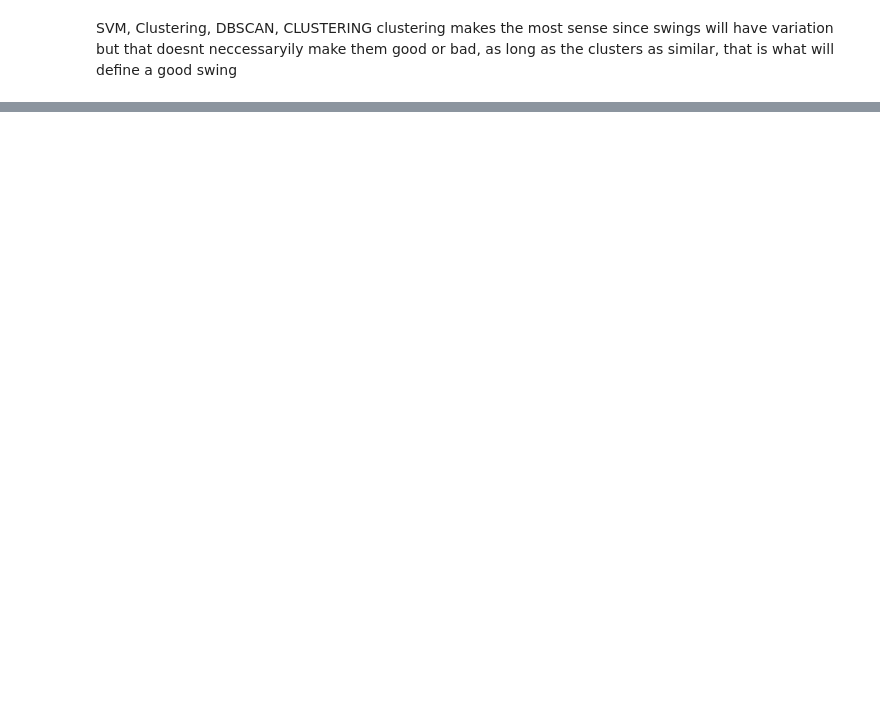
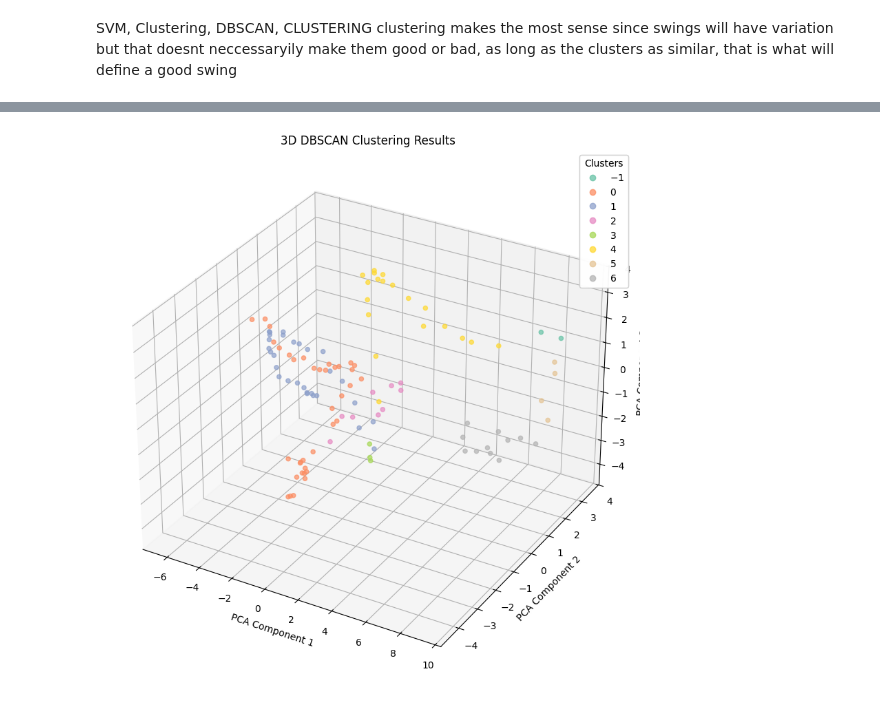
Before and after one commit to Matthewtershi/baseball_sim, a Jupyter notebook: main_model.ipynb, the cells around one changed output, grey strips where cells are left out. Saved outputs shown, nothing was run; the diff lists cells and outputs as text; code cells hidden in the pictures; blank space fills up the shorter version.

```diff
--- a/main_model.ipynb
+++ b/main_model.ipynb
@@ -35,0 +101,27 @@ Error:
+# %%
+from mpl_toolkits.mplot3d import Axes3D
+
+# Optionally, you can also reduce the data to 3D
+pca = PCA(n_components=3)
+X_pca_3d = pca.fit_transform(X_scaled)
+
+# Create a 3D scatter plot
+fig = plt.figure(figsize=(12, 10))
+ax = fig.add_subplot(111, projection='3d')
+
+# Plotting points in 3D
+scatter = ax.scatter(X_pca_3d[:, 0], X_pca_3d[:, 1], X_pca_3d[:, 2], c=combined_df['cluster'], cmap='Set2', alpha=0.7)
+
+# Add labels and title
+ax.set_xlabel('PCA Component 1')
+ax.set_ylabel('PCA Component 2')
+ax.set_zlabel('PCA Component 3')
+ax.set_title('3D DBSCAN Clustering Results')
+
+# Add a legend
+legend1 = ax.legend(*scatter.legend_elements(), title="Clusters")
+ax.add_artist(legend1)
+
+plt.show()
+# %% [output]
+[figure, added]
```
Also changed, not shown: parts of 8 cells of this notebook.
